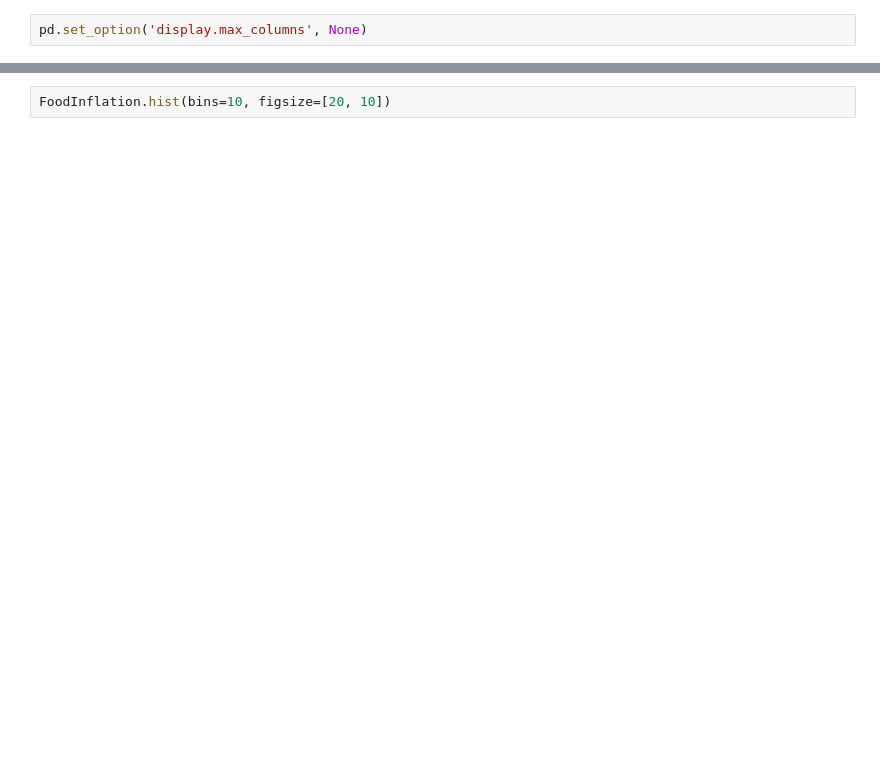
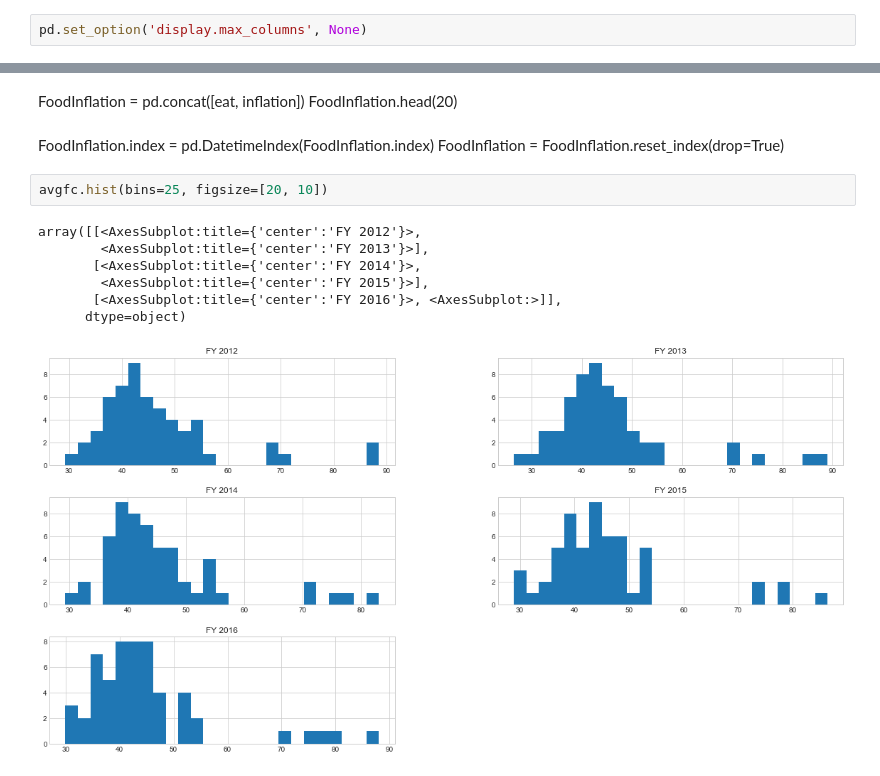
Before and after one commit to AuroraDelaney/hello_capstone, a Jupyter notebook: notebook/clean capstone notebook.ipynb, the cells around one changed output, grey strips where cells are left out. Saved outputs shown, nothing was run; the diff lists cells and outputs as text; blank space fills up the shorter version.

```diff
--- a/notebook/clean capstone notebook.ipynb
+++ b/notebook/clean capstone notebook.ipynb
@@ -46,2 +151,16 @@ FoodInflation = FoodInflation.reset_index(drop=True)
+# %% [markdown]
+FoodInflation = pd.concat([eat, inflation])
+FoodInflation.head(20)
+# %% [markdown]
+FoodInflation.index = pd.DatetimeIndex(FoodInflation.index)
+FoodInflation = FoodInflation.reset_index(drop=True)
 # %%
-FoodInflation.hist(bins=10, figsize=[20, 10])
+avgfc.hist(bins=25, figsize=[20, 10])
+# %% [output]
+array([[<AxesSubplot:title={'center':'FY 2012'}>,
+        <AxesSubplot:title={'center':'FY 2013'}>],
+       [<AxesSubplot:title={'center':'FY 2014'}>,
+        <AxesSubplot:title={'center':'FY 2015'}>],
+       [<AxesSubplot:title={'center':'FY 2016'}>, <AxesSubplot:>]],
+      dtype=object)
+[figure, added]
```
Also changed, not shown: parts of 16 cells of this notebook, 7 other files.
